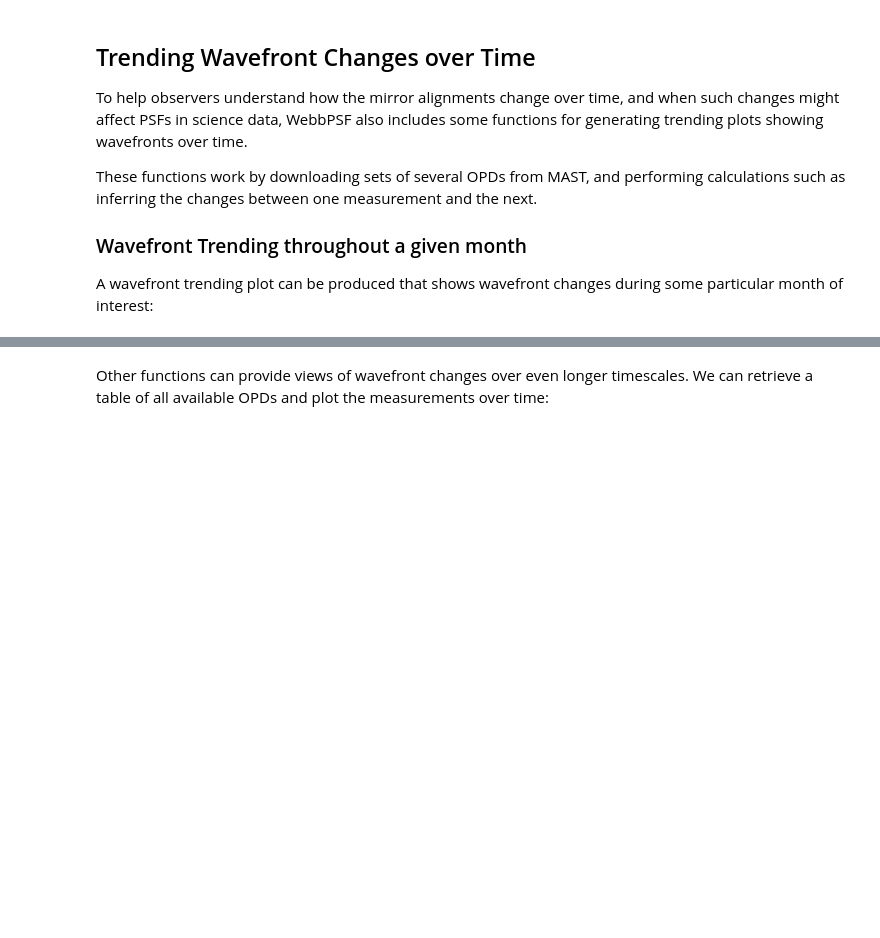
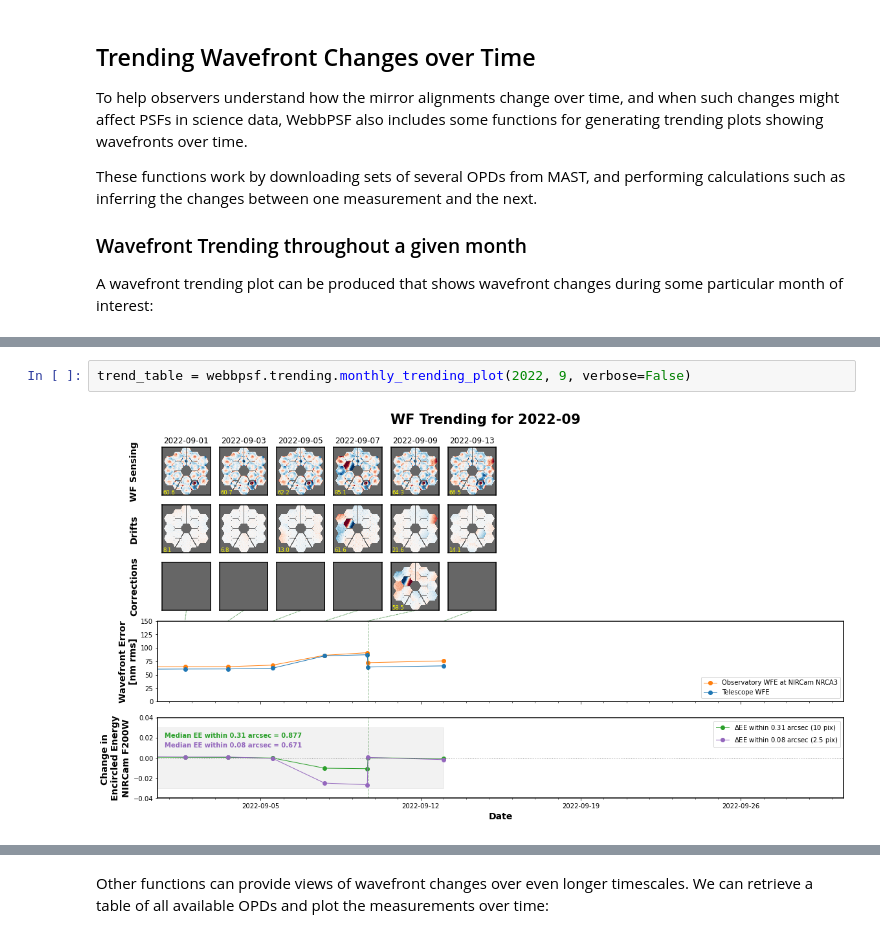
Before and after one commit to spacetelescope/webbpsf, a Jupyter notebook: docs/jwst_measured_opds.ipynb, the cells around one changed output, grey strips where cells are left out. Drawn from its saved outputs; the diff is of its cells as text; blank space fills up the shorter version.

```diff
--- a/docs/jwst_measured_opds.ipynb
+++ b/docs/jwst_measured_opds.ipynb
@@ -110,3 +95,7 @@ R2022090102-NRCA3_FP1-2.fits 2022-08-30T13:11:54.700 Post Mirror Move Obs WFE: 6
+# %%
+trend_table = webbpsf.trending.monthly_trending_plot(2022, 9, verbose=False)
+# %% [output]
+[figure, added]
 # %% [markdown]
 The above figure shows:
 
```
Also changed, not shown: parts of 19 cells of this notebook, 2 other files.
